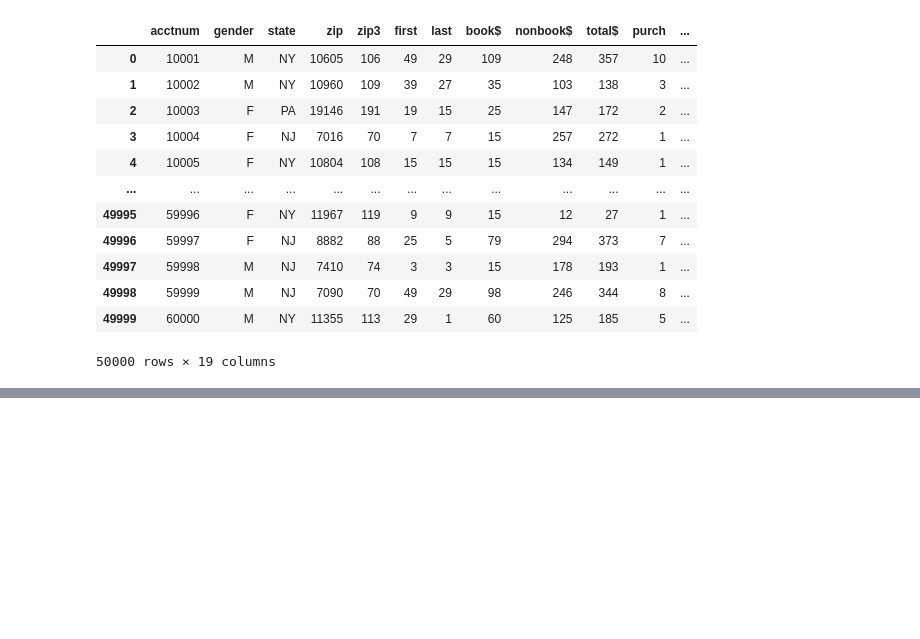
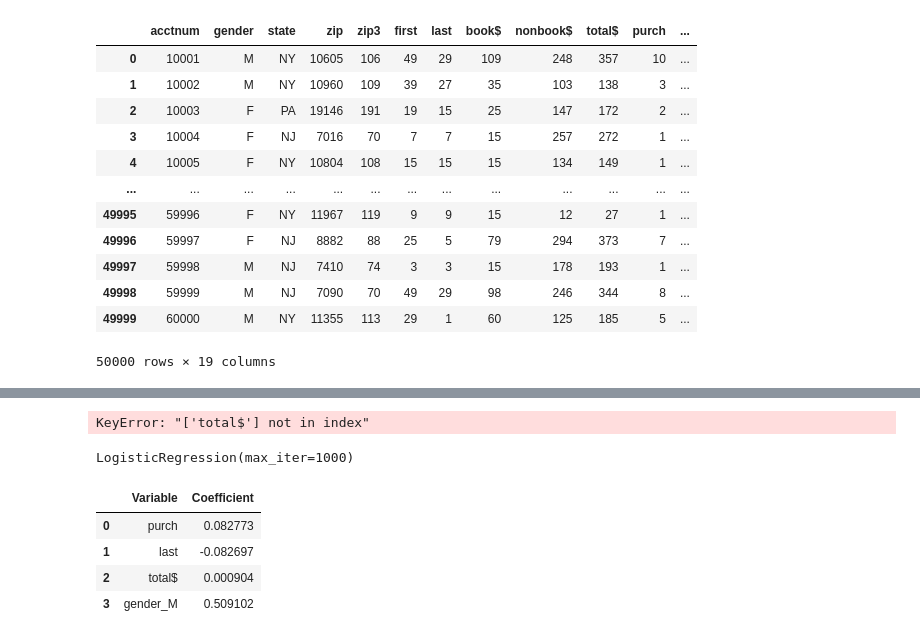
Before and after one commit to NafisaTas1414/RFM-Model, a Jupyter notebook: RFM_MODEL_OURS.ipynb, the cells around one changed output, grey strips where cells are left out. Drawn from its saved outputs; the diff is of its cells as text; code cells hidden in the pictures; blank space fills up the shorter version.

```diff
--- a/RFM_MODEL_OURS.ipynb
+++ b/RFM_MODEL_OURS.ipynb
@@ -40,0 +163,10 @@ np.float64(208.31832)
+# %%
+from sklearn.linear_model import LogisticRegression
+
+# Define outcome and predictor
+y = bbb['buyer']
+X = bbb[['purch']]
+
+# Fit logistic regression
+logit = LogisticRegression(max_iter=1000)
+logit.fit(X, y)
@@ -40,0 +175,8 @@ np.float64(208.31832)
+# %%
+# Predicted probability of purchase (P(buyer = 1))
+bbb['pred_prob'] = logit.predict_proba(X)[:, 1]
+
+cutoff = 0.083
+
+# Customers to target
+bbb['target'] = (bbb['pred_prob'] >= cutoff).astype(int)
@@ -40,0 +221,31 @@ np.float64(208.31832)
+# %%
+# Create X with multiple predictors
+X_multi = bbb[['purch', 'last', 'total$', 'gender']]
+
+# Convert categorical variable to numeric (dummy variable)
+X_multi = pd.get_dummies(X_multi, drop_first=True)
+
+# Outcome
+y = bbb['buyer']
+# %% [output]
+KeyError: "['total$'] not in index"
+# %%
+from sklearn.linear_model import LogisticRegression
+
+logit_multi = LogisticRegression(max_iter=1000)
+logit_multi.fit(X_multi, y)
+# %% [output]
+LogisticRegression(max_iter=1000)
+# %%
+coef_table = pd.DataFrame({
+    'Variable': X_multi.columns,
+    'Coefficient': logit_multi.coef_[0]
+})
+
+coef_table
+# %% [output]
+|  | Variable | Coefficient |
+| 0 | purch | 0.082773 |
+| 1 | last | -0.082697 |
+| 2 | total$ | 0.000904 |
+| 3 | gender_M | 0.509102 |
```
Also changed, not shown: parts of 49 cells of this notebook, 1 other file.
